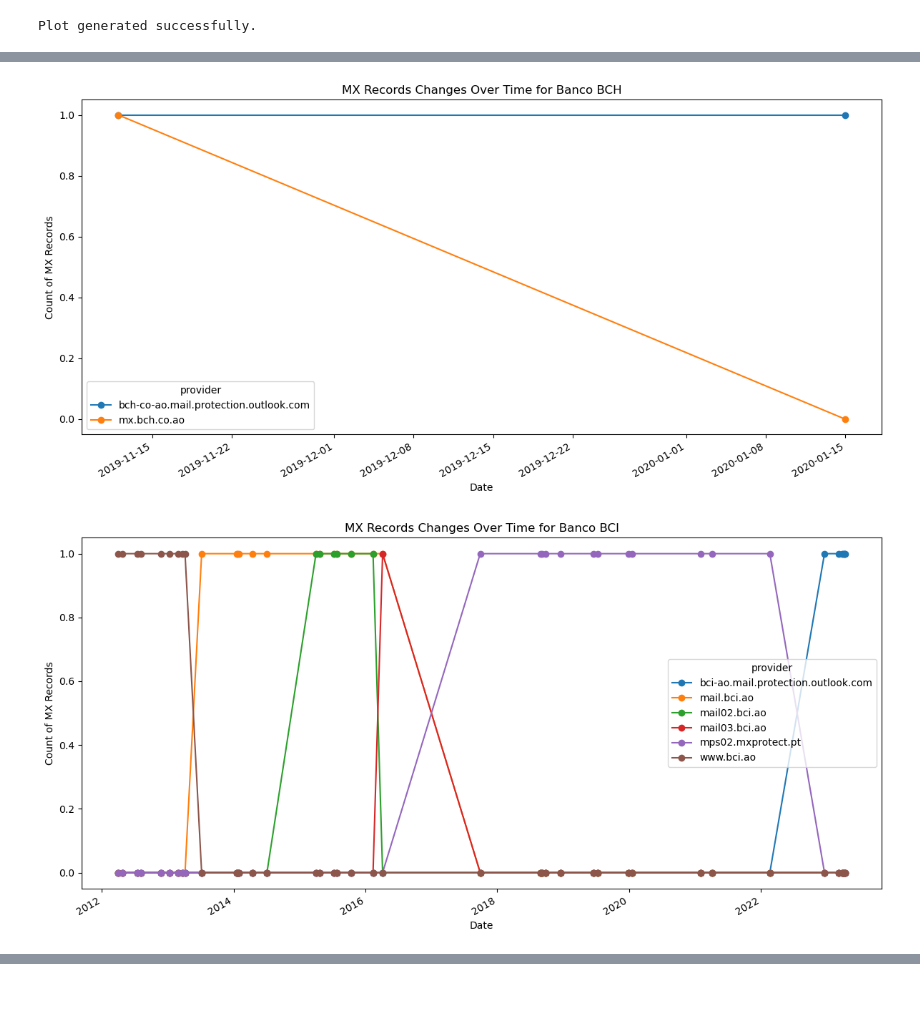
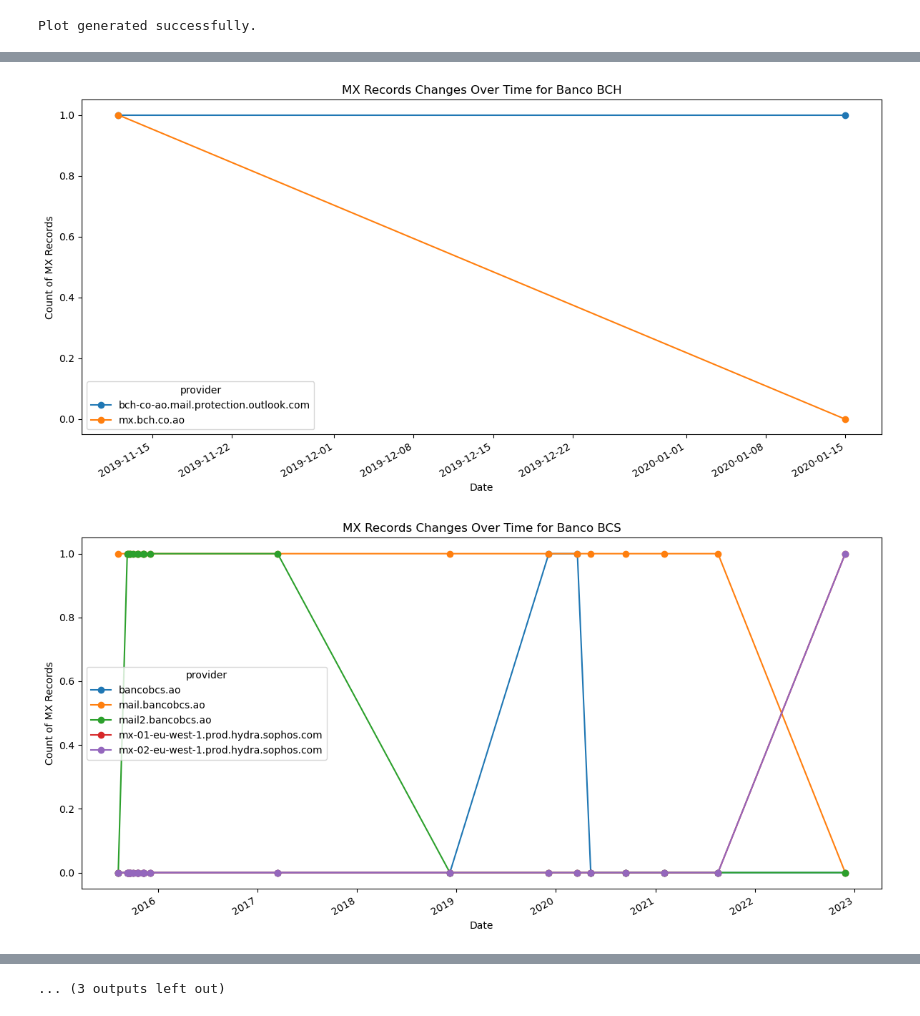
Before and after one commit to hacktivism-github/Measuring-Cloud-Adoption-AO, a Jupyter notebook: notebook7c17c2e440.ipynb, the cells around one changed output, grey strips where cells are left out. Saved outputs shown, nothing was run; the diff lists cells and outputs as text; code cells hidden in the pictures.

Commit message:
Kaggle Notebook | notebook7c17c2e440 | Version 8

```diff
--- a/notebook7c17c2e440.ipynb
+++ b/notebook7c17c2e440.ipynb
@@ -382,50 +326,66 @@ def plot_mx_records_changes(data, company_name):
     plt.show()
 
 # Example usage for different companies
 with open('/kaggle/input/historicalmxrecordsbancobai/historical_mx_records_bancobai.json', 'r') as json_file:
-    company1_data = json.load(json_file)
-    plot_mx_records_changes(company1_data, 'Banco BAI')
+    company0_data = json.load(json_file)
+    plot_mx_records_changes(company0_data, 'Banco BAI')
 
 with open('/kaggle/input/historicalmxrecordsbchcoao/historical_mx_records_bch.co.ao.json', 'r') as json_file:
+    company1_data = json.load(json_file)
+    plot_mx_records_changes(company1_data, 'Banco BCH')
+
+with open('/kaggle/input/historicalmxrecordsbancobcsao/historical_mx_records_bancobcs.ao.json', 'r') as json_file:
     company2_data = json.load(json_file)
-    plot_mx_records_changes(company2_data, 'Banco BCH')
+    plot_mx_records_changes(company2_data, 'Banco BCS')
 
 with open('/kaggle/input/historicalmxrecordsbciao/historical_mx_records_bci.ao.json', 'r') as json_file:
     company3_data = json.load(json_file)
     plot_mx_records_changes(company3_data, 'Banco BCI')
 
+with open('/kaggle/input/historicalmxrecordsbdaao/historical_mx_records_bda.ao.json', 'r') as json_file:
+    company4_data = json.load(json_file)
+    plot_mx_records_changes(company4_data, 'BDA - Banco de Desenvolvimento de Angola')
+
 with open('/kaggle/input/historicalmxrecordsbancoeconomicoao/historical_mx_records_bancoeconomico.ao.json', 'r') as json_file:
-    company4_data = json.load(json_file)
-    plot_mx_records_changes(company4_data, 'Banco Económico')
+    company5_data = json.load(json_file)
+    plot_mx_records_changes(company5_data, 'Banco Económico')
+
+with open('/kaggle/input/historicalmxrecordsbancobicao/historical_mx_records_bancobic.ao.json', 'r') as json_file:
+    company6_data = json.load(json_file)
+    plot_mx_records_changes(company6_data, 'Banco BIC')
 
 with open('/kaggle/input/historicalmxrecordsbniao/historical_mx_records_bni.ao.json', 'r') as json_file:
-    company6_data = json.load(json_file)
-    plot_mx_records_changes(company6_data, 'Banco BNI')
+    company7_data = json.load(json_file)
+    plot_mx_records_changes(company7_data, 'Banco BNI')
 
 with open('/kaggle/input/historicalmxrecordsatlanticoao/historical_mx_records_atlantico.ao.json', 'r') as json_file:
-    company7_data = json.load(json_file)
-    plot_mx_records_changes(company7_data, 'Banco Millennium Atlântico')
+    company8_data = json.load(json_file)
+    plot_mx_records_changes(company8_data, 'Banco Millennium Atlântico')
 
 with open('/kaggle/input/historicalmxrecordsbancokeveao/historical_mx_records_bancokeve.ao.json', 'r') as json_file:
-    company8_data = json.load(json_file)
-    plot_mx_records_changes(company8_data, 'Banco Keve')
+    company9_data = json.load(json_file)
+    plot_mx_records_changes(company9_data, 'Banco Keve')
 
 with open('/kaggle/input/historicalmxrecordsfinibancocoao/historical_mx_records_finibanco.co.ao.json', 'r') as json_file:
-    company9_data = json.load(json_file)
-    plot_mx_records_changes(company9_data, 'Finibanco')
+    company10_data = json.load(json_file)
+    plot_mx_records_changes(company10_data, 'Finibanco')
 
 with open('/kaggle/input/historicalmxrecordsstandardbankcoao/historical_mx_records_standardbank.co.ao.json', 'r') as json_file:
-    company10_data = json.load(json_file)
-    plot_mx_records_changes(company10_data, 'Standard Bank')
+    company11_data = json.load(json_file)
+    plot_mx_records_changes(company11_data, 'Standard Bank')
 
 with open('/kaggle/input/historicalmxrecordsbancosolao/historical_mx_records_bancosol.ao.json', 'r') as json_file:
-    company11_data = json.load(json_file)
-    plot_mx_records_changes(company11_data, 'Banco Sol')
+    company12_data = json.load(json_file)
+    plot_mx_records_changes(company12_data, 'Banco Sol')
+
+with open('/kaggle/input/historicalmxrecordssccom/historical_mx_records_sc.com.json', 'r') as json_file:
+    company13_data = json.load(json_file)
+    plot_mx_records_changes(company13_data, 'Standard Chartered Bank Angola')
 
 with open('/kaggle/input/historicalmxrecordsbancoyetuao/historical_mx_records_bancoyetu.ao.json', 'r') as json_file:
-    company12_data = json.load(json_file)
-    plot_mx_records_changes(company12_data, 'Banco Yetu')
+    company14_data = json.load(json_file)
+    plot_mx_records_changes(company14_data, 'Banco Yetu')
 # %% [output]
 [figure]
 [figure]
-[figure, old version]
+[figure, new version]
@@ -439,0 +401 @@ with open('/kaggle/input/historicalmxrecordsbancoyetuao/historical_mx_records_ba
+... (3 outputs left out)
```
Also changed, not shown: parts of 10 cells of this notebook.
